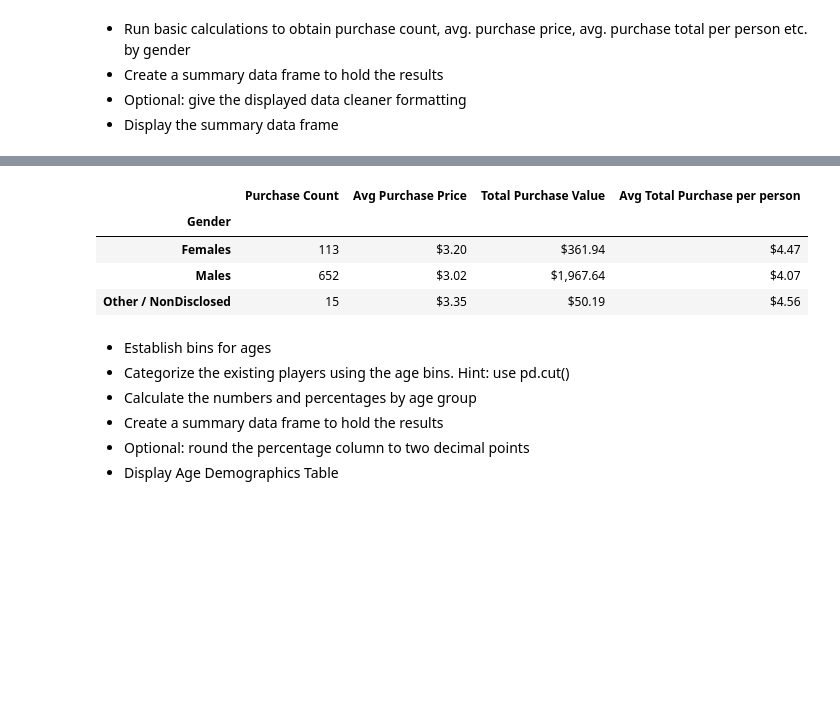
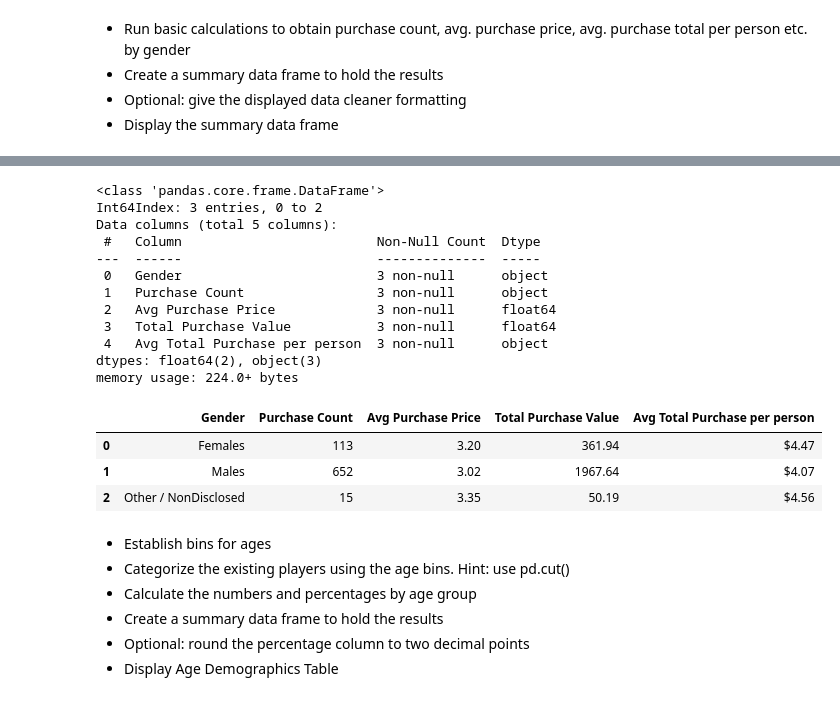
Before and after one commit to sbell1258/pandas-challenge, a Jupyter notebook: HeroesOfPymoli_starter.ipynb, the cells around one changed output, grey strips where cells are left out. Cells and saved outputs as stored; diff of their text form; code cells hidden in the pictures; blank space fills up the shorter version.

Commit message:
format chgs

```diff
--- a/HeroesOfPymoli_starter.ipynb
+++ b/HeroesOfPymoli_starter.ipynb
@@ -189,3 +189,7 @@ gender_analysis_df.set_index('Gender')
 # Create framework for Purchasing Analysis Information
 column_names3 = ["Gender", "Purchase Count", "Avg Purchase Price", "Total Purchase Value",  "Avg Total Purchase per person"]
 gender_purch_analysis_df = pd.DataFrame(columns = column_names3)
+gender_purch_analysis_df['Avg Purchase Price'] = gender_purch_analysis_df['Avg Purchase Price'].astype(float)
+gender_purch_analysis_df['Total Purchase Value'] = gender_purch_analysis_df['Total Purchase Value'].astype(float)
+gender_purch_analysis_df['Avg Total Purchase per person'] = gender_purch_analysis_df['Avg Total Purchase per person'].astype(float)
+gender_purch_analysis_df.info()
@@ -200,41 +217,55 @@ gender_fem_df = result_females_df[["SN", "Price"]].copy().sort_values("SN")
 gender_fem_df = gender_fem_df.groupby('SN').sum()
 
 gender_purch_analysis_df.loc[0, "Avg Total Purchase per person"] = gender_fem_df['Price'].mean()
 
 # Generate Purchasing Analysis for Males
 gender_purch_analysis_df.loc[1, "Gender"] = "Males"
 gender_purch_analysis_df.loc[1, 'Purchase Count'] = len(result_males_df)
 gender_purch_analysis_df.loc[1, "Avg Purchase Price"]  = result_males_df["Price"].mean()
 gender_purch_analysis_df.loc[1, "Total Purchase Value"]  = result_males_df["Price"].sum()
 
 gender_males_df = result_males_df[["SN", "Price"]].copy().sort_values("SN")
 gender_males_df = gender_males_df.groupby('SN').sum()
 
 gender_purch_analysis_df.loc[1, "Avg Total Purchase per person"] = gender_males_df['Price'].mean()
 
 # Generate Purchasing Analysis for Other/etc
 gender_purch_analysis_df.loc[2, "Gender"] = "Other / NonDisclosed"
 gender_purch_analysis_df.loc[2, 'Purchase Count'] = len(result_other_df)
 gender_purch_analysis_df.loc[2, "Avg Purchase Price"]  = result_other_df["Price"].mean()
 gender_purch_analysis_df.loc[2, "Total Purchase Value"]  = result_other_df["Price"].sum()
 
 gender_other_df = result_other_df[["SN", "Price"]].copy().sort_values("SN")
 gender_other_df = gender_other_df.groupby('SN').sum()
 
 gender_purch_analysis_df.loc[2, "Avg Total Purchase per person"] = gender_other_df['Price'].mean()
 
 gender_purch_analysis_df['Avg Total Purchase per person'] = gender_purch_analysis_df['Avg Total Purchase per person'].map("${:,.2f}".format)
-gender_purch_analysis_df['Total Purchase Value'] = gender_purch_analysis_df['Total Purchase Value'].map("${:,.2f}".format)
-gender_purch_analysis_df['Avg Purchase Price'] = gender_purch_analysis_df['Avg Purchase Price'].map("${:,.2f}".format)
+gender_purch_analysis_df['Total Purchase Value'] = gender_purch_analysis_df['Total Purchase Value']
+gender_purch_analysis_df['Avg Purchase Price'] = gender_purch_analysis_df['Avg Purchase Price']
 
+gender_purch_analysis_df.info()
+gender_purch_analysis_df.describe()
+gender_purch_analysis_df = gender_purch_analysis_df.round(2)
 gender_purch_analysis_df
-gender_purch_analysis_df.set_index('Gender')
+#gender_purch_analysis_df.set_index('Gender')
 # %% [output]
+<class 'pandas.core.frame.DataFrame'>
+Int64Index: 3 entries, 0 to 2
+Data columns (total 5 columns):
+ #   Column                         Non-Null Count  Dtype
+---  ------                         --------------  -----
+ 0   Gender                         3 non-null      object
+ 1   Purchase Count                 3 non-null      object
+ 2   Avg Purchase Price             3 non-null      float64
+ 3   Total Purchase Value           3 non-null      float64
+ 4   Avg Total Purchase per person  3 non-null      object
+dtypes: float64(2), object(3)
+memory usage: 224.0+ bytes
-|  | Purchase Count | Avg Purchase Price | Total Purchase Value | Avg Total Purchase per person |
-| Gender |  |  |  |  |
-| Females | 113 | $3.20 | $361.94 | $4.47 |
-| Males | 652 | $3.02 | $1,967.64 | $4.07 |
-| Other / NonDisclosed | 15 | $3.35 | $50.19 | $4.56 |
+|  | Gender | Purchase Count | Avg Purchase Price | Total Purchase Value | Avg Total Purchase per person |
+| 0 | Females | 113 | 3.20 | 361.94 | $4.47 |
+| 1 | Males | 652 | 3.02 | 1967.64 | $4.07 |
+| 2 | Other / NonDisclosed | 15 | 3.35 | 50.19 | $4.56 |
 # %%
 ## Age Demographics
 # %% [markdown]
```
Also changed, not shown: parts of 2 cells of this notebook.
